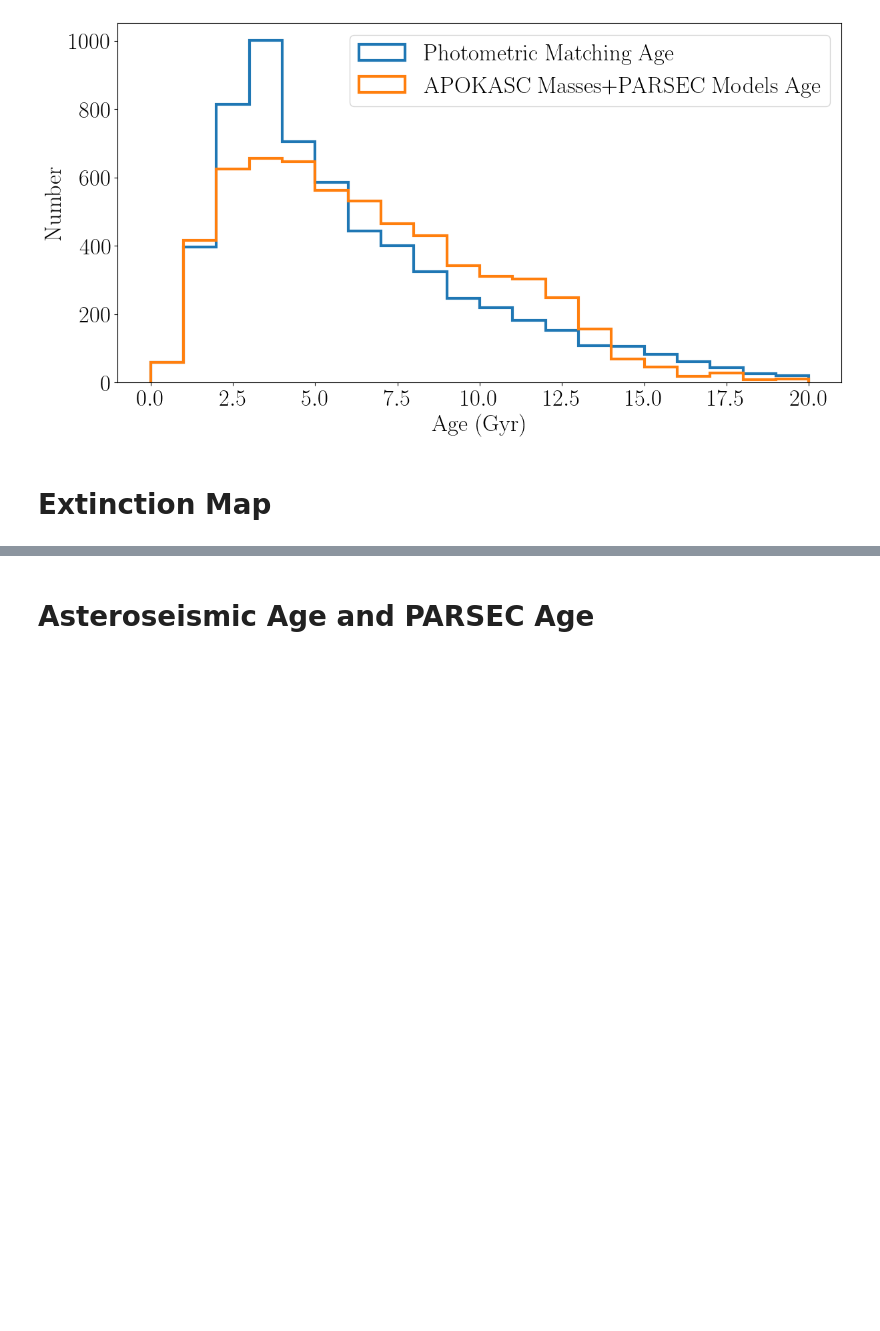
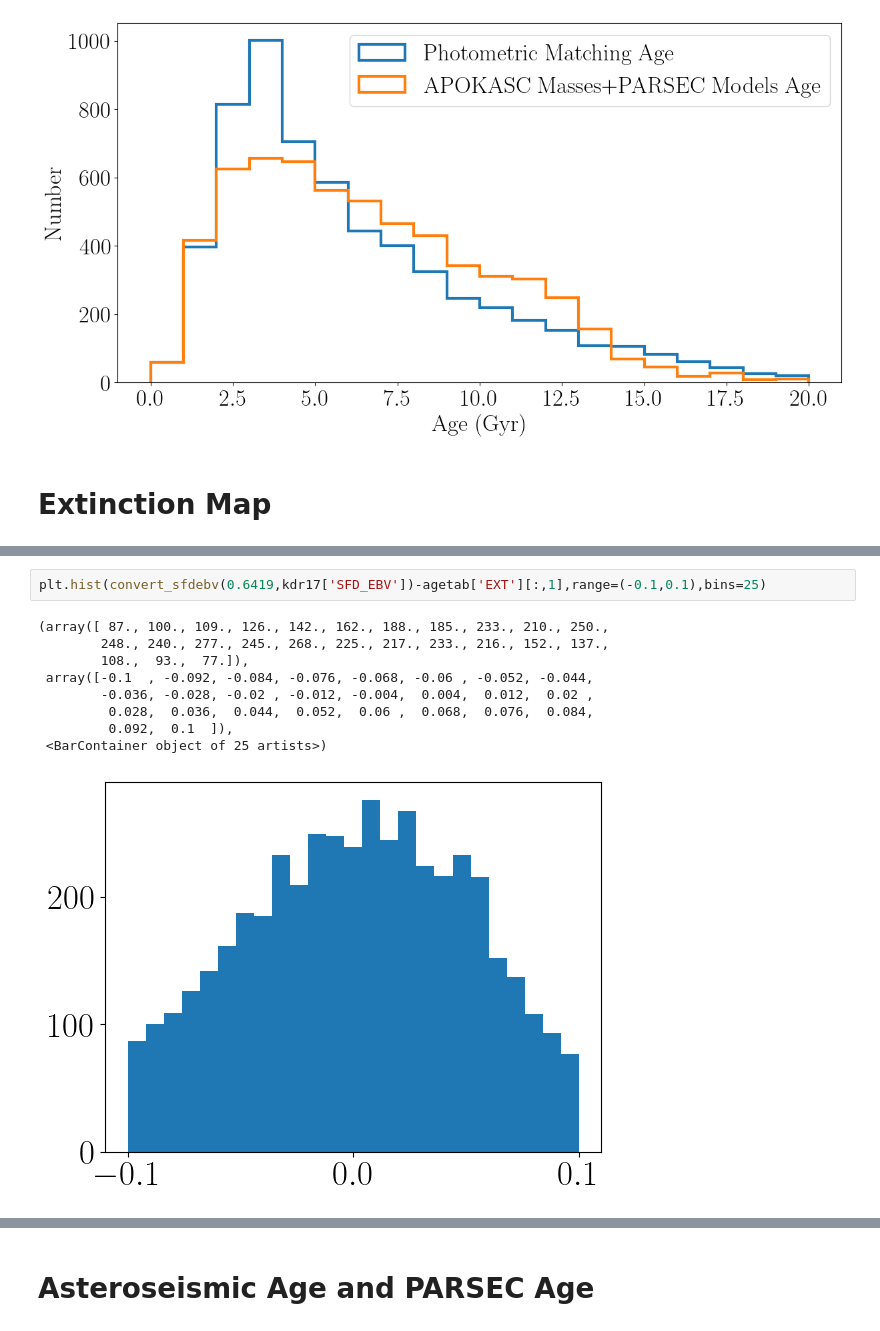
Before and after one commit to JoshuaPovick/Age_Fitting, a Jupyter notebook: notebooks/A_codE_to_calculaTe_stellAr_ageS-APOKASC.ipynb, the cells around one changed output, grey strips where cells are left out. Cells and saved outputs as stored; diff of their text form; blank space fills up the shorter version.

```diff
--- a/notebooks/A_codE_to_calculaTe_stellAr_ageS-APOKASC.ipynb
+++ b/notebooks/A_codE_to_calculaTe_stellAr_ageS-APOKASC.ipynb
@@ -1933,0 +1971,12 @@ plt.show()
+# %%
+plt.hist(convert_sfdebv(0.6419,kdr17['SFD_EBV'])-agetab['EXT'][:,1],range=(-0.1,0.1),bins=25)
+# %% [output]
+(array([ 87., 100., 109., 126., 142., 162., 188., 185., 233., 210., 250.,
+        248., 240., 277., 245., 268., 225., 217., 233., 216., 152., 137.,
+        108.,  93.,  77.]),
+ array([-0.1  , -0.092, -0.084, -0.076, -0.068, -0.06 , -0.052, -0.044,
+        -0.036, -0.028, -0.02 , -0.012, -0.004,  0.004,  0.012,  0.02 ,
+         0.028,  0.036,  0.044,  0.052,  0.06 ,  0.068,  0.076,  0.084,
+         0.092,  0.1  ]),
+ <BarContainer object of 25 artists>)
+[figure, added]
```
Also changed, not shown: parts of 10 cells of this notebook, 14 other files.
